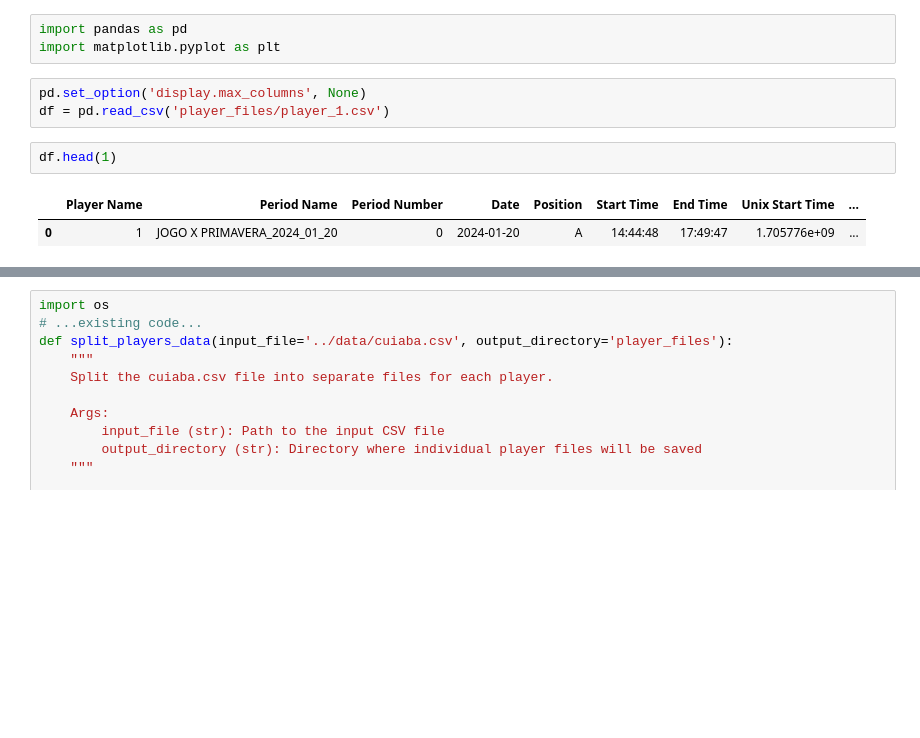
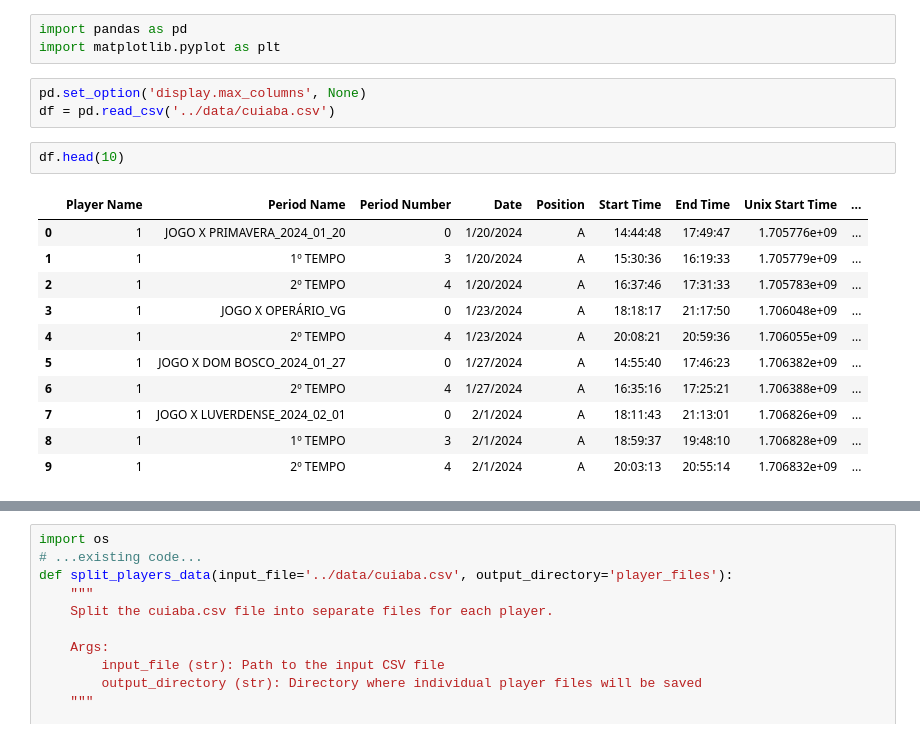
Before and after one commit to felipestawinski/analysis-gen, a Jupyter notebook: src/analysis_cuiaba.ipynb, the cells around one changed output, grey strips where cells are left out. Drawn from its saved outputs; the diff is of its cells as text; blank space fills up the shorter version.

```diff
--- a/src/analysis_cuiaba.ipynb
+++ b/src/analysis_cuiaba.ipynb
@@ -3,9 +3,18 @@ import pandas as pd
 import matplotlib.pyplot as plt
 # %%
 pd.set_option('display.max_columns', None)
-df = pd.read_csv('player_files/player_1.csv')
+df = pd.read_csv('../data/cuiaba.csv')
 # %%
-df.head(1)
+df.head(10)
 # %% [output]
 |  | Player Name | Period Name | Period Number | Date | Position | Start Time | End Time | Unix Start Time | ... |
-| 0 | 1 | JOGO X PRIMAVERA_2024_01_20 | 0 | 2024-01-20 | A | 14:44:48 | 17:49:47 | 1.705776e+09 | ... |
+| 0 | 1 | JOGO X PRIMAVERA_2024_01_20 | 0 | 1/20/2024 | A | 14:44:48 | 17:49:47 | 1.705776e+09 | ... |
+| 1 | 1 | 1º TEMPO | 3 | 1/20/2024 | A | 15:30:36 | 16:19:33 | 1.705779e+09 | ... |
+| 2 | 1 | 2º TEMPO | 4 | 1/20/2024 | A | 16:37:46 | 17:31:33 | 1.705783e+09 | ... |
+| 3 | 1 | JOGO X OPERÁRIO_VG | 0 | 1/23/2024 | A | 18:18:17 | 21:17:50 | 1.706048e+09 | ... |
+| 4 | 1 | 2º TEMPO | 4 | 1/23/2024 | A | 20:08:21 | 20:59:36 | 1.706055e+09 | ... |
+| 5 | 1 | JOGO X DOM BOSCO_2024_01_27 | 0 | 1/27/2024 | A | 14:55:40 | 17:46:23 | 1.706382e+09 | ... |
+| 6 | 1 | 2º TEMPO | 4 | 1/27/2024 | A | 16:35:16 | 17:25:21 | 1.706388e+09 | ... |
+| 7 | 1 | JOGO X LUVERDENSE_2024_02_01 | 0 | 2/1/2024 | A | 18:11:43 | 21:13:01 | 1.706826e+09 | ... |
+| 8 | 1 | 1º TEMPO | 3 | 2/1/2024 | A | 18:59:37 | 19:48:10 | 1.706828e+09 | ... |
+| 9 | 1 | 2º TEMPO | 4 | 2/1/2024 | A | 20:03:13 | 20:55:14 | 1.706832e+09 | ... |
```
Also changed, not shown: parts of 3 cells of this notebook, 1 other file.
